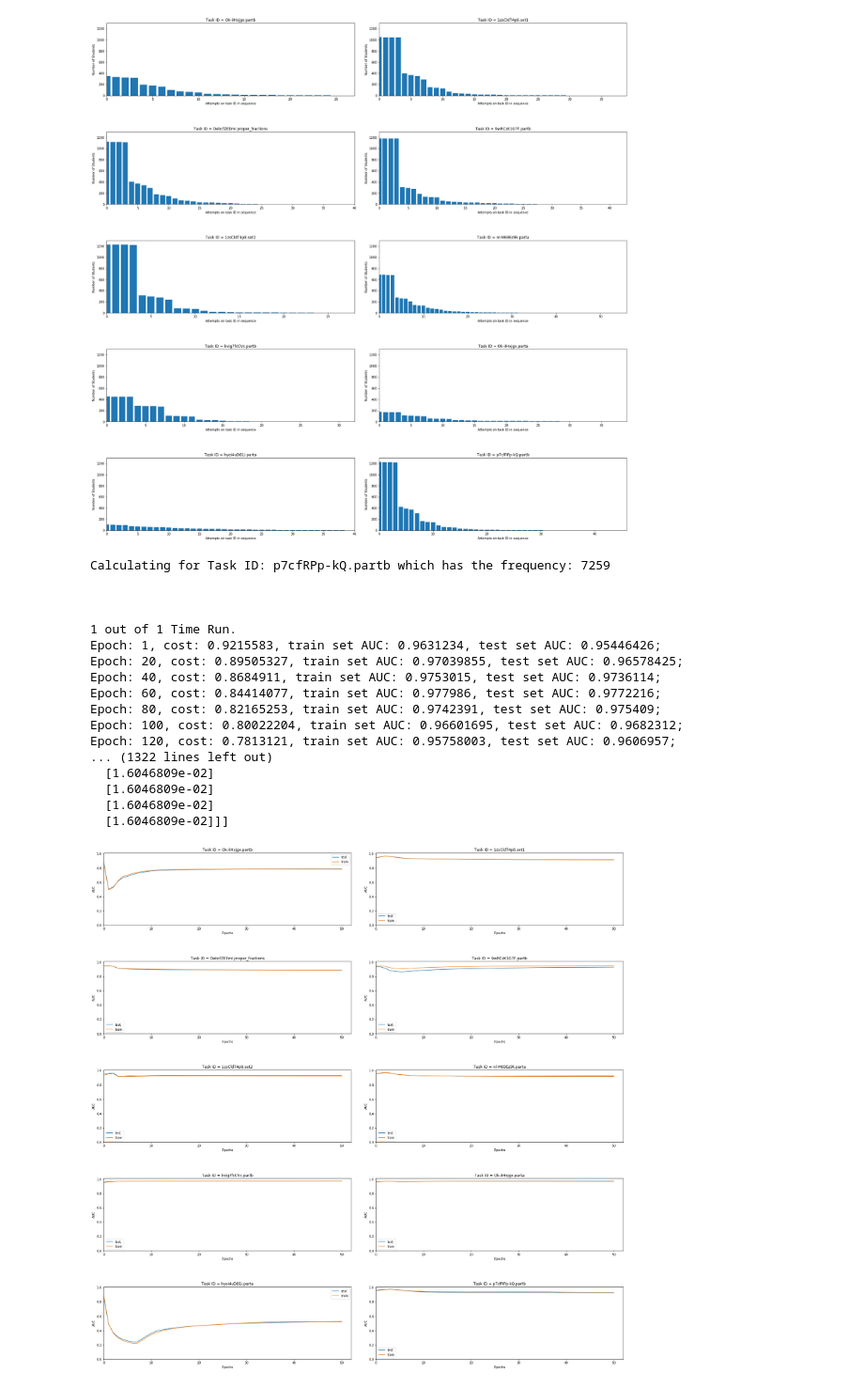
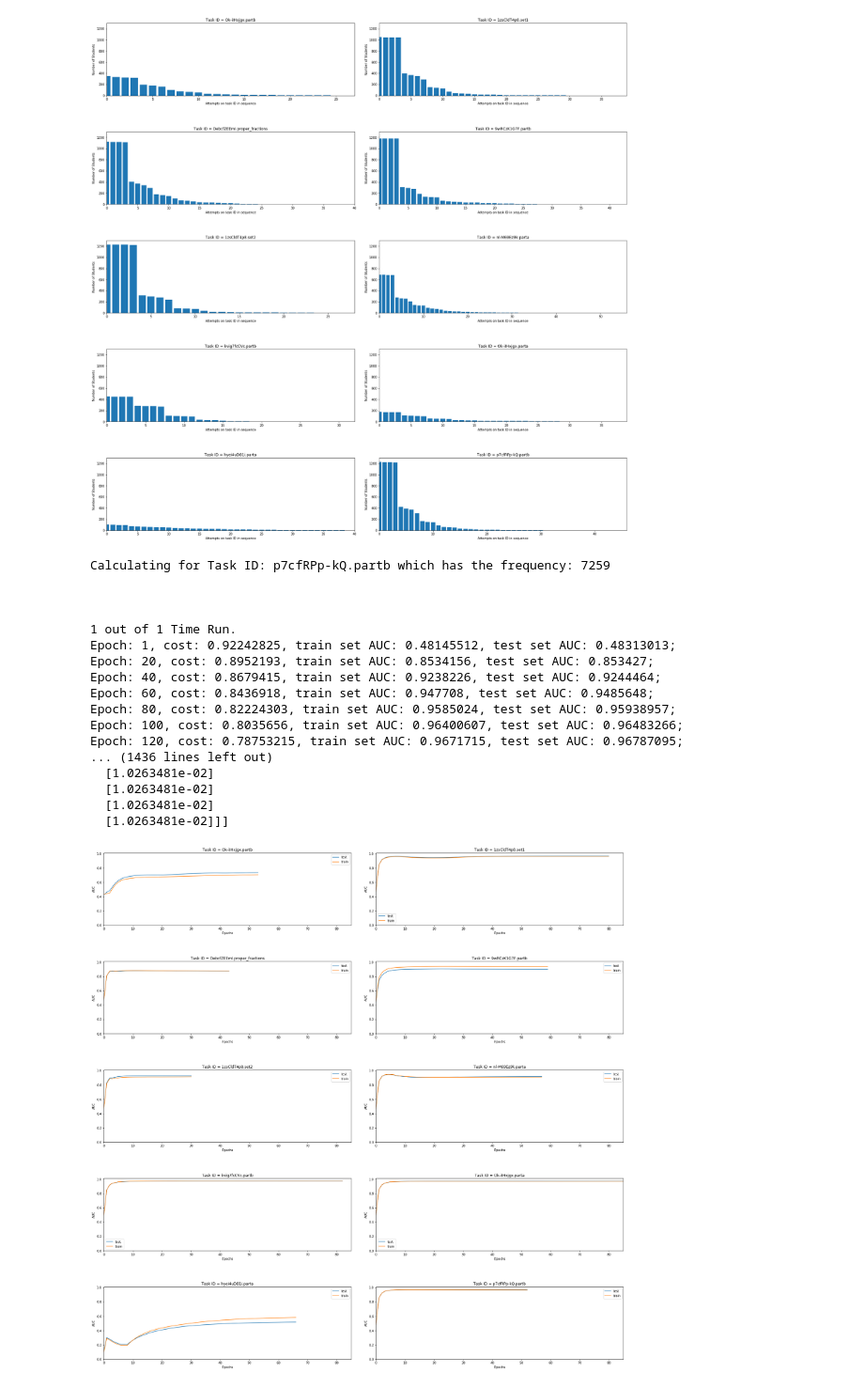
Before and after one commit to aroraakshit/deep_knowledge_tracing, a Jupyter notebook: notebooks/separate_models.ipynb, the cells around one changed output. Shown at 94% size. Cells and saved outputs as stored; diff of their text form; code cells hidden in the pictures.

```diff
--- a/notebooks/separate_models.ipynb
+++ b/notebooks/separate_models.ipynb
@@ -195,10 +195,10 @@ for i in another_2:
 
         #dynamic RNN definition
         def dynamicRNN(x):
-            rnn_cell = tf.nn.rnn_cell.BasicLSTMCell(num_units)
+            rnn_cell = tf.nn.rnn_cell.BasicRNNCell(num_units)
             outputs, states = tf.nn.dynamic_rnn(rnn_cell, x, dtype=tf.float32,sequence_length=seqlen_tf)
             out_size = len_vector
-            outputs = tf.contrib.layers.fully_connected(outputs, out_size, activation_fn = tf.nn.sigmoid )
+            outputs = tf.contrib.layers.fully_connected(outputs, out_size, activation_fn = tf.nn.sigmoid)
             #outputs = tf.nn.sigmoid(outputs)
             return outputs
 
@@ -213,7 +213,12 @@ for i in another_2:
         with tf.Session() as sess:
             sess.run(tf.global_variables_initializer())
             sess.run(tf.local_variables_initializer())
-            for epoch in range(1, epochs+1):
+            stop = False
+            epoch = 0
+            cost_prev = 1.0
+            while(stop == False):
+            #for epoch in range(1, epochs+1):
+                epoch += 1
                 sess.run(optimizer, feed_dict={x: train_x, y: train_y, seqlen_tf: train_seqlen})
                 if epoch % display_ep == 0 or epoch == 1:
                     loss, trainAUC, trainOPTS = sess.run([cost,auc_train,opts_train], feed_dict={x: train_x, y: train_y, seqlen_tf: train_seqlen})
@@ -221,6 +226,11 @@ for i in another_2:
                     print("Epoch: " + str(epoch) +", cost: "+str(loss)+ ", train set AUC: " + str(trainOPTS) + ", test set AUC: "+ str(testOPTS) +";")
                     train_AUC_taski.append(trainOPTS)
                     test_AUC_taski.append(testOPTS)
+                    cost_current = loss
+                    if cost_prev - cost_current <= 0.00005:
+                        stop = True
+                    else:
+                        cost_prev = cost_current
 
             view_point = np.argmax(test_seqlen)
             prediction = sess.run([pred], feed_dict={x: [test_x[view_point]], y: [test_y[view_point]], seqlen_tf: [test_seqlen[view_point]]})
@@ -239,35 +249,35 @@ Calculating for Task ID: p7cfRPp-kQ.partb which has the frequency: 7259
 
 
 1 out of 1 Time Run.
-Epoch: 1, cost: 0.9215583, train set AUC: 0.9631234, test set AUC: 0.95446426;
-Epoch: 20, cost: 0.89505327, train set AUC: 0.97039855, test set AUC: 0.96578425;
-Epoch: 40, cost: 0.8684911, train set AUC: 0.9753015, test set AUC: 0.9736114;
-Epoch: 60, cost: 0.84414077, train set AUC: 0.977986, test set AUC: 0.9772216;
-Epoch: 80, cost: 0.82165253, train set AUC: 0.9742391, test set AUC: 0.975409;
-Epoch: 100, cost: 0.80022204, train set AUC: 0.96601695, test set AUC: 0.9682312;
-Epoch: 120, cost: 0.7813121, train set AUC: 0.95758003, test set AUC: 0.9606957;
-... (1322 lines left out)
-  [1.6046809e-02]
-  [1.6046809e-02]
-  [1.6046809e-02]
-  [1.6046809e-02]]]
+Epoch: 1, cost: 0.92242825, train set AUC: 0.48145512, test set AUC: 0.48313013;
+Epoch: 20, cost: 0.8952193, train set AUC: 0.8534156, test set AUC: 0.853427;
+Epoch: 40, cost: 0.8679415, train set AUC: 0.9238226, test set AUC: 0.9244464;
+Epoch: 60, cost: 0.8436918, train set AUC: 0.947708, test set AUC: 0.9485648;
+Epoch: 80, cost: 0.82224303, train set AUC: 0.9585024, test set AUC: 0.95938957;
+Epoch: 100, cost: 0.8035656, train set AUC: 0.96400607, test set AUC: 0.96483266;
+Epoch: 120, cost: 0.78753215, train set AUC: 0.9671715, test set AUC: 0.96787095;
+... (1436 lines left out)
+  [1.0263481e-02]
+  [1.0263481e-02]
+  [1.0263481e-02]
+  [1.0263481e-02]]]
 # %%
 fig, axs = plt.subplots(5,2, figsize=(30, 30), facecolor='w', edgecolor='k')
 fig.subplots_adjust(hspace = .5, wspace=0.1)
 
 axs = axs.ravel()
 
 for i,value in enumerate(another_2):
     axs[i-1].plot(test_AUC_all_tasks[value],label='test')
     axs[i-1].plot(train_AUC_all_tasks[value],label='train')
     axs[i-1].set_ylim(0,1.01)
-    axs[i-1].set_xlim(0,52)
+    axs[i-1].set_xlim(0,85)
     axs[i-1].set_xlabel("Epochs")
     axs[i-1].set_ylabel("AUC")
     axs[i-1].legend(loc="best")
     axs[i-1].set_title("Task ID = "+str(value))
 # %% [output]
-[figure, old version]
+[figure, new version]
 # %%
 for i in another_2:
     print(i + " final train acc: " + str(round(train_AUC_all_tasks[i][-1],3)) + "; final test acc: "+str(round(test_AUC_all_tasks[i][-1],3)))
```
Also changed, not shown: parts of 1 cell of this notebook.
